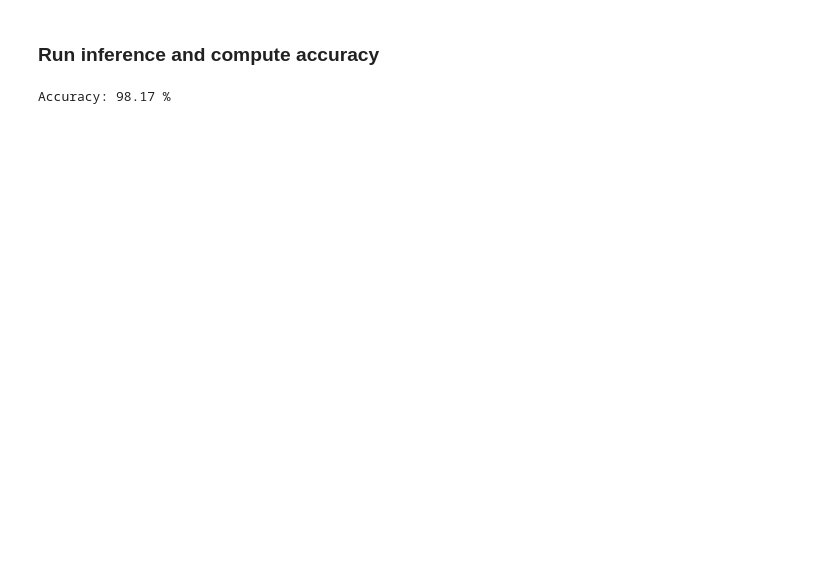
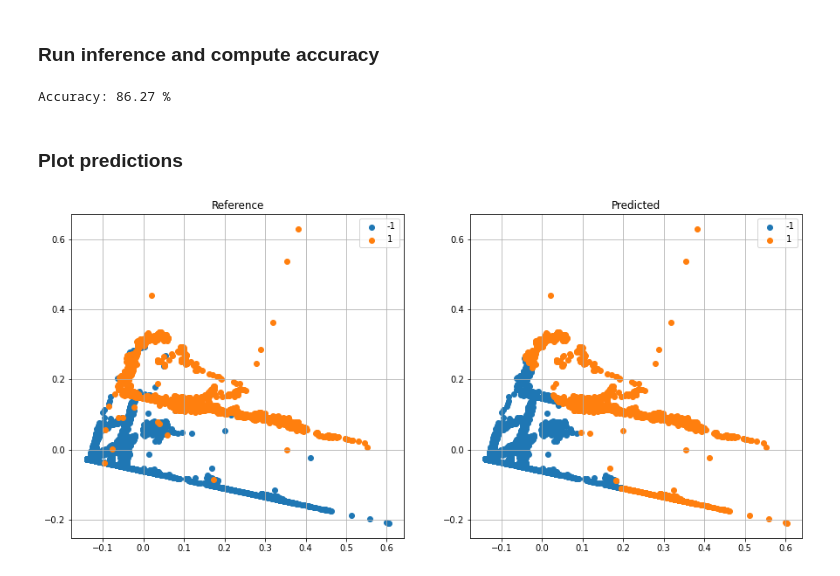
Before and after one commit to agaz1985/ado, a Jupyter notebook: examples/python/svm_real_data.ipynb, the cells around one changed output. Saved outputs shown, nothing was run; the diff lists cells and outputs as text; code cells hidden in the pictures; blank space fills up the shorter version.

```diff
--- a/examples/python/svm_real_data.ipynb
+++ b/examples/python/svm_real_data.ipynb
@@ -52,16 +55,3 @@ x_test = normalize(x_test)
 y_test[y_test == 0] = -1
 # %% [markdown]
 ### Project the 5 dimensional data into 2 dimensions by using PCA
-# %%
-from sklearn.decomposition import PCA
-import matplotlib.pyplot as plt
-
-x_train_2_components = PCA(n_components=2).fit_transform(x_train)
-
-fig, ax = plt.subplots(figsize=(10,8))
-for y_value in np.unique(y_train):
-    ix = np.where(y_train == y_value)
-    ax.scatter(x_train_2_components[ix,0], x_train_2_components[ix,1], label = y_value)
-ax.legend()
-ax.grid()
-plt.show()
@@ -70,12 +58,15 @@ plt.show()
+# %%
+x_train_2_components = PCA(n_components=2, random_state=16).fit_transform(x_train)
+x_test_2_components = PCA(n_components=2, random_state=16).fit_transform(x_test)
 # %% [markdown]
 ### Fit the SVM on the training data
 # %%
-model = SVM(C=1.0, tol=1e-4, kernel='linear', max_steps=1, seed=seed, sigma=5)
+model = SVM(C=1.0, tol=1e-3, kernel='polynomial', max_steps=1, seed=seed)
 
 start = time.time()
 
 # Fit the model.
-model.fit(x_train, y_train)
+model.fit(x_train_2_components, y_train)
 
 end = time.time()
 print(f"Elapsed time: {round(end - start,2)} s.")
@@ -84,8 +75,33 @@ Elapsed time: 17.88 s.
 # %% [markdown]
 ### Run inference and compute accuracy
 # %%
-y_pred = model.predict(x_test)
+y_pred = model.predict(x_test_2_components)
 
 print(f"Accuracy: {np.round(np.sum(y_pred == y_test)/len(x_test)*100,2)} %")
 # %% [output]
-Accuracy: 98.17 %
+Accuracy: 86.27 %
+# %% [markdown]
+### Plot predictions
+# %%
+fig = plt.figure(figsize=(15,15))
+
+ax1 = fig.add_subplot(221)
+ax2 = fig.add_subplot(222)
+
+ax1.title.set_text('Reference')
+for y_value in np.unique(y_test):
+    ix = np.where(y_test == y_value)
+    ax1.scatter(x_test_2_components[ix,0], x_test_2_components[ix,1], label = y_value)
+ax1.legend()
+ax1.grid()
+
+ax2.title.set_text('Predicted')
+for y_value in np.unique(y_test):
+    ix = np.where(y_pred == y_value)
+    ax2.scatter(x_test_2_components[ix,0], x_test_2_components[ix,1], label = y_value)
+ax2.legend()
+ax2.grid()
+
+plt.show()
+# %% [output]
+[figure, added]
```
Also changed, not shown: parts of 3 cells of this notebook, 12 other files.
